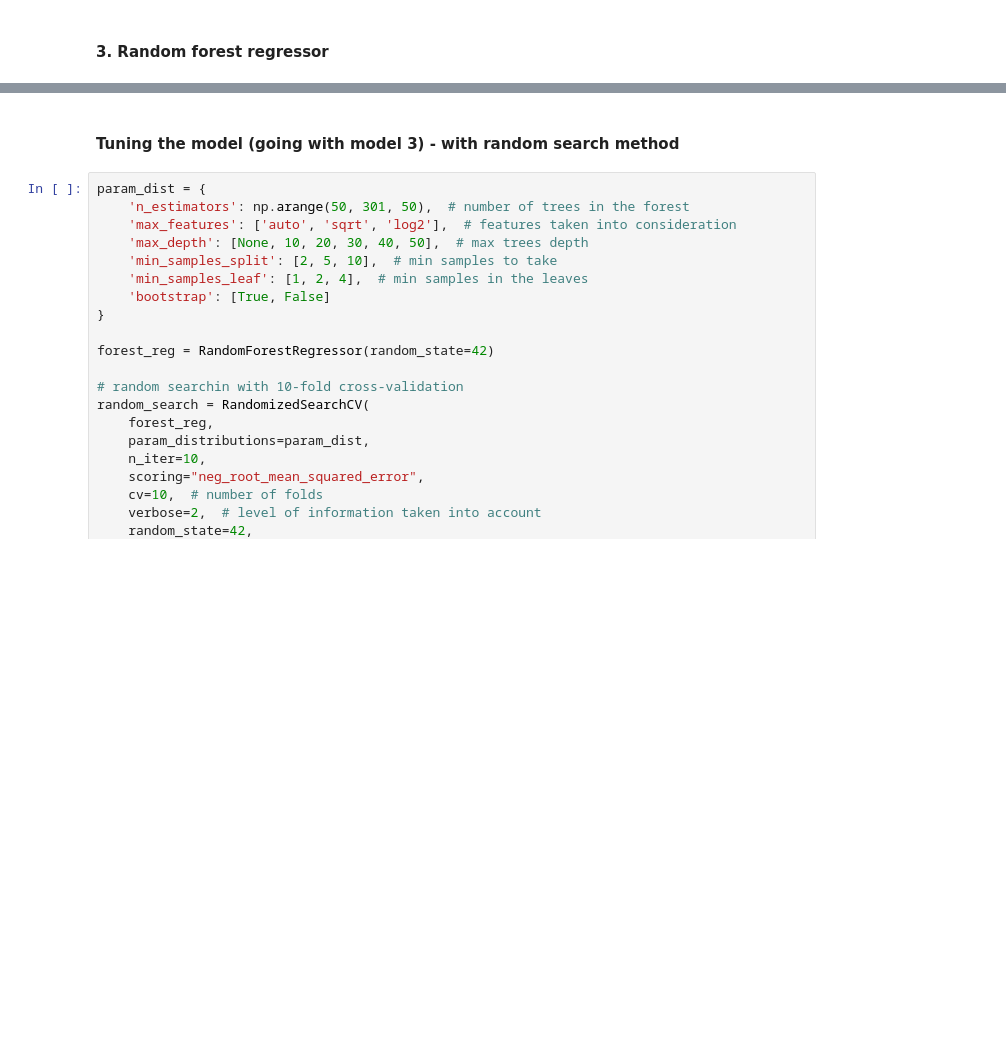
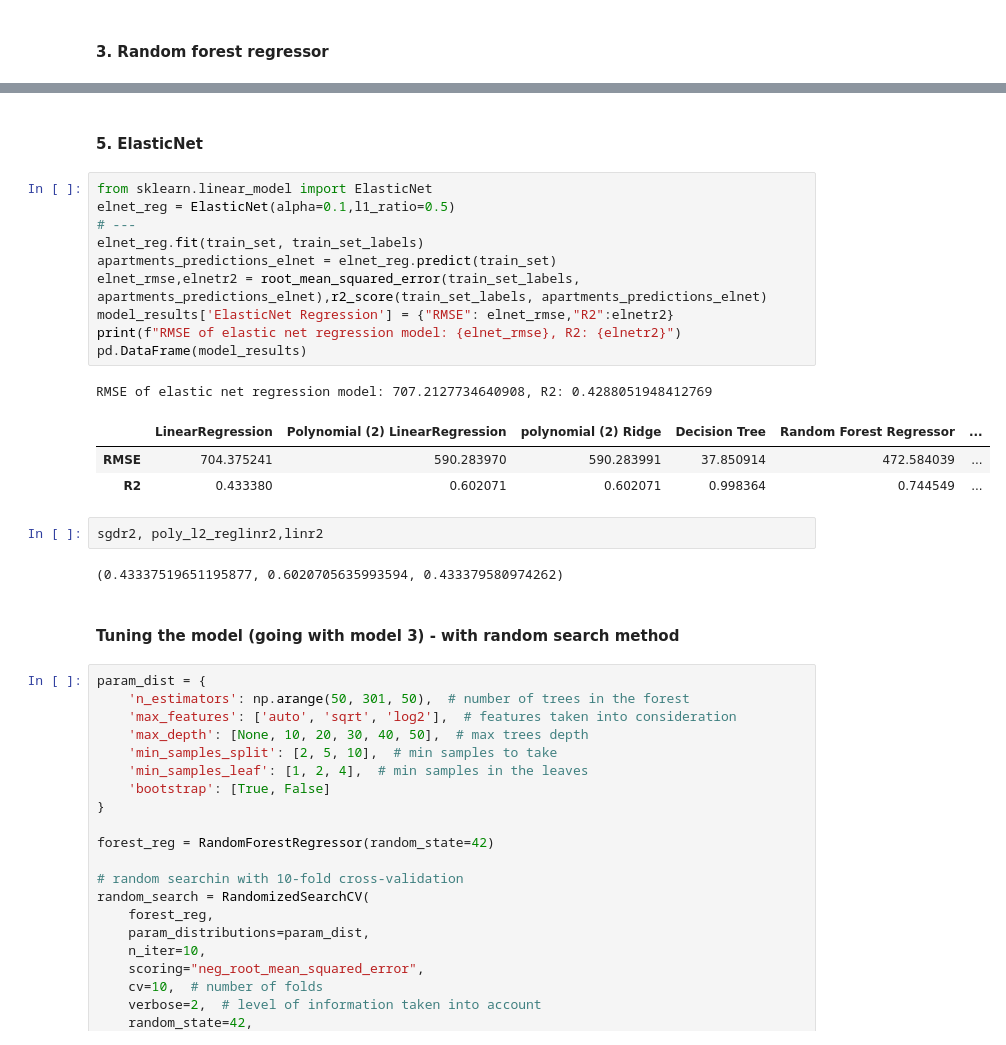
Before and after one commit to MichauJ/Learning-ML, a Jupyter notebook: ML Predicting aparment prices.ipynb, the cells around one changed output, grey strips where cells are left out. Saved outputs shown, nothing was run; the diff lists cells and outputs as text; blank space fills up the shorter version.

```diff
--- a/ML Predicting aparment prices.ipynb
+++ b/ML Predicting aparment prices.ipynb
@@ -700,3 +696,24 @@ if api_key is not None:
+# %% [markdown]
+#### 5. ElasticNet
+# %%
+from sklearn.linear_model import ElasticNet
+elnet_reg = ElasticNet(alpha=0.1,l1_ratio=0.5)
+# ---
+elnet_reg.fit(train_set, train_set_labels)
+apartments_predictions_elnet = elnet_reg.predict(train_set)
+elnet_rmse,elnetr2 = root_mean_squared_error(train_set_labels, apartments_predictions_elnet),r2_score(train_set_labels, apartments_predictions_elnet)
+model_results['ElasticNet Regression'] = {"RMSE": elnet_rmse,"R2":elnetr2}
+print(f"RMSE of elastic net regression model: {elnet_rmse}, R2: {elnetr2}")
+pd.DataFrame(model_results)
+# %% [output]
+RMSE of elastic net regression model: 707.2127734640908, R2: 0.4288051948412769
+|  | LinearRegression | Polynomial (2) LinearRegression | polynomial (2) Ridge | Decision Tree | Random Forest Regressor | ... |
+| RMSE | 704.375241 | 590.283970 | 590.283991 | 37.850914 | 472.584039 | ... |
+| R2 | 0.433380 | 0.602071 | 0.602071 | 0.998364 | 0.744549 | ... |
+# %%
+sgdr2, poly_l2_reglinr2,linr2
+# %% [output]
+(0.43337519651195877, 0.6020705635993594, 0.433379580974262)
 # %% [markdown]
 #### Tuning the model (going with model 3) - with random search method
 # %%
```
Also changed, not shown: parts of 12 cells of this notebook.
